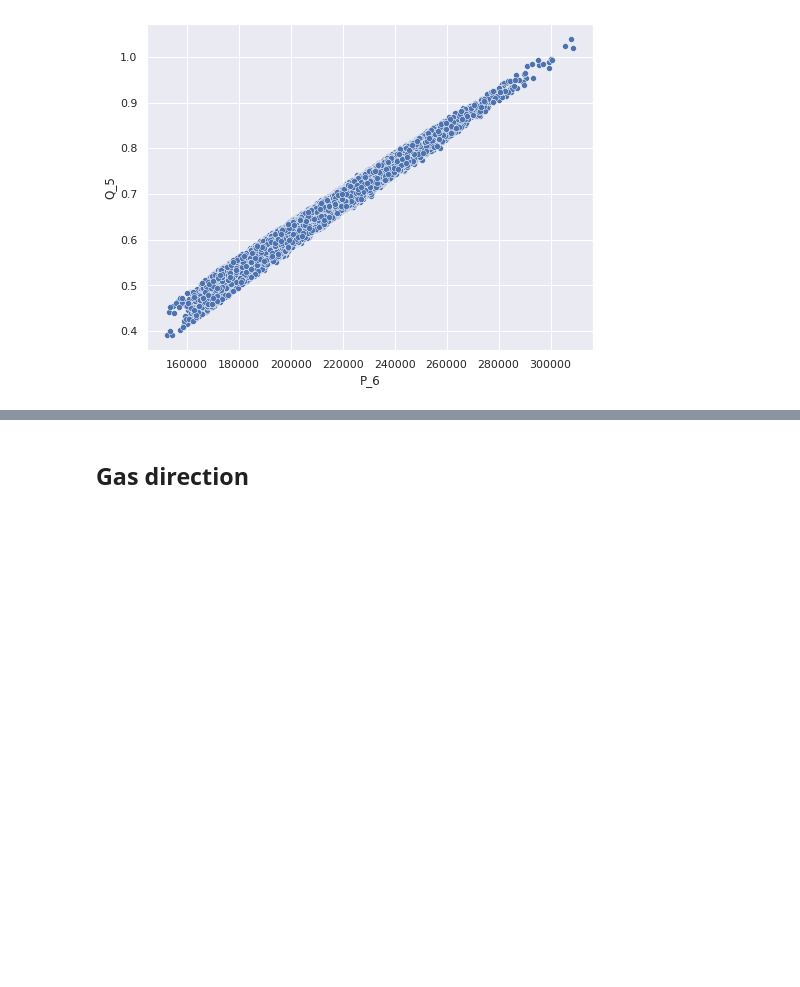
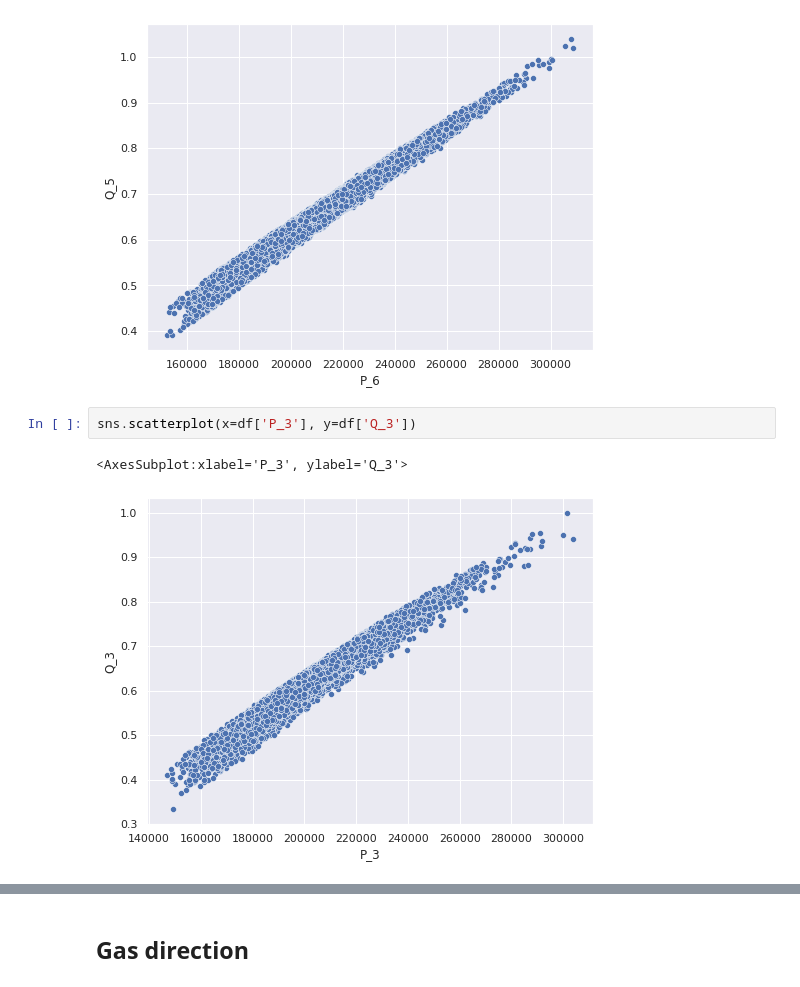
Before and after one commit to maftukh/energy-hack, a Jupyter notebook: energy_hack.ipynb, the cells around one changed output, grey strips where cells are left out. Drawn from its saved outputs; the diff is of its cells as text; blank space fills up the shorter version.

```diff
--- a/energy_hack.ipynb
+++ b/energy_hack.ipynb
@@ -162,3 +162,8 @@ sns.scatterplot(x=df['P_6'], y=df['Q_5'])
 # %% [output]
 <AxesSubplot:xlabel='P_6', ylabel='Q_5'>
 [figure]
+# %%
+sns.scatterplot(x=df['P_3'], y=df['Q_3'])
+# %% [output]
+<AxesSubplot:xlabel='P_3', ylabel='Q_3'>
+[figure, added]
```
Also changed, not shown: parts of 4 cells of this notebook, 2 other files.
